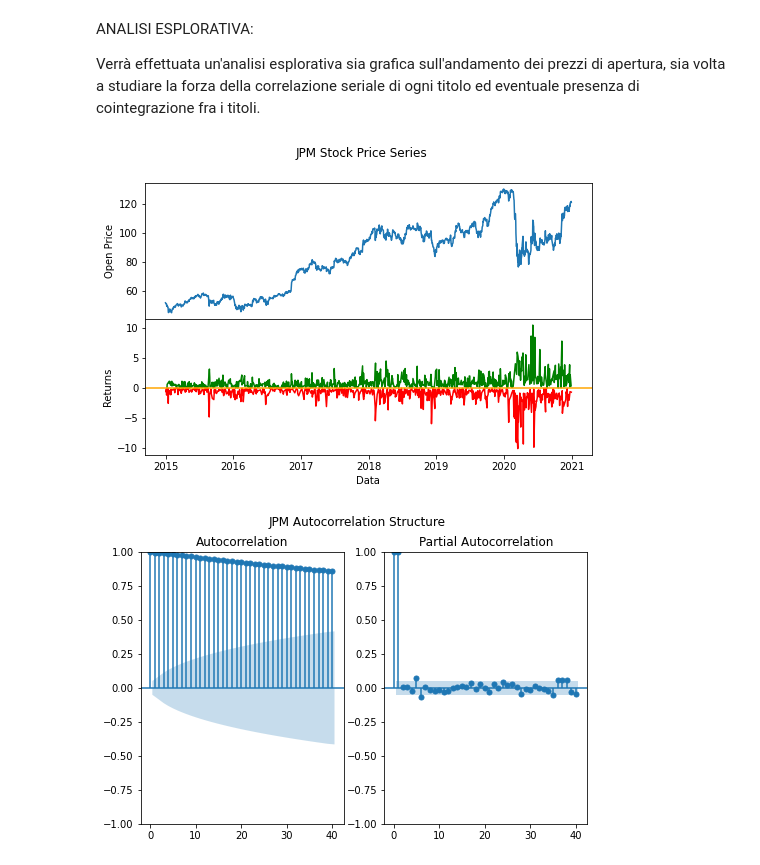
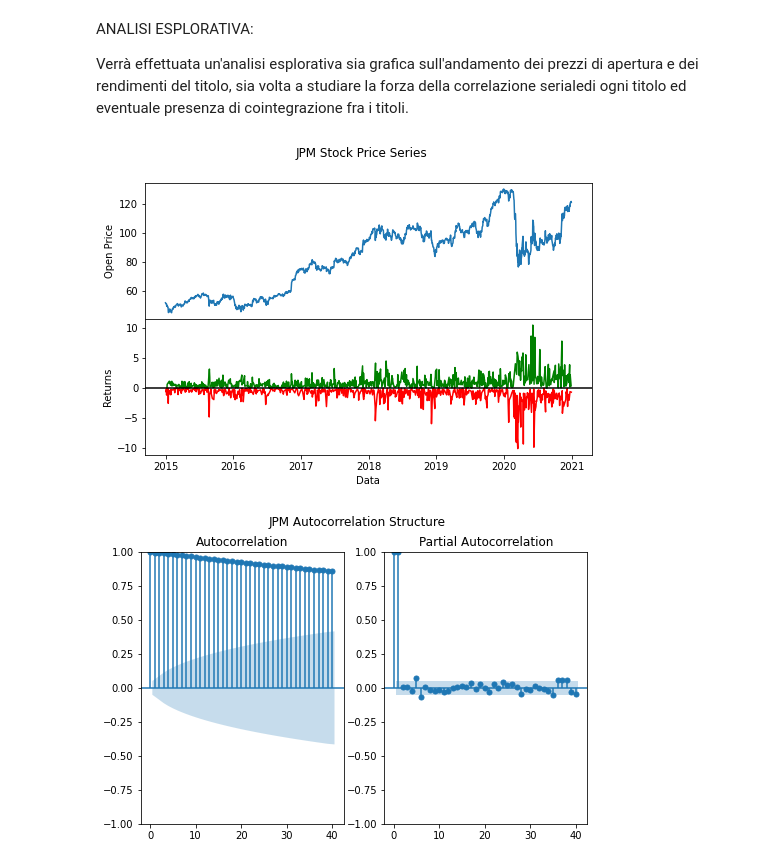
Before and after one commit to SalvatoreLatora/Stock-price-predictions-using-Neural-Networks, a Jupyter notebook: Code_exam.ipynb, the cells around one changed output. Cells and saved outputs as stored; diff of their text form; code cells hidden in the pictures.

```diff
--- a/Code_exam.ipynb
+++ b/Code_exam.ipynb
@@ -59,25 +52,26 @@ KeyError: 'Rendimenti'
 ANALISI ESPLORATIVA:
 
 
-Verrà effettuata un'analisi esplorativa sia grafica sull'andamento dei prezzi di apertura, sia volta a studiare la forza della correlazione seriale
-di ogni titolo ed eventuale presenza di cointegrazione fra i titoli.
+Verrà effettuata un'analisi esplorativa sia grafica sull'andamento dei prezzi di apertura e dei rendimenti del titolo, sia volta a studiare la forza della correlazione serialedi ogni titolo ed eventuale presenza di cointegrazione fra i titoli.
 # %%
 neg = JPM['Rendimenti']>=0
 fig = plt.figure(figsize=(8,5))
 gs = fig.add_gridspec(2, hspace=0)
 axs = gs.subplots(sharex=True, sharey=False)
 fig.suptitle('JPM Stock Price Series')
 axs[0].plot(JPM['Open'])
 axs[1].plot(JPM['Rendimenti'][neg==True], color = "green")
 axs[1].plot(JPM['Rendimenti'][neg==False], color = "red")
-axs[1].axhline(y=0.045864, color = "orange", linestyle="solid")
+axs[1].axhline(y=0.045864, color = "black", linestyle="solid")
 axs[1].set_xlabel("Data")
 axs[1].set_ylabel("Returns")
 axs[0].set_ylabel("Open Price")
 for ax in axs.flat:
     ax.label_outer()
+
+# la serie mostra un forte trend, e una volatilità crescente con un cluster abbastanza corposo nell'ultimo periodo.
 # %% [output]
-[figure, old version]
+[figure, new version]
 # %%
 # ACF E PACF della serie; utile anche a capire l'ordine del modello ARIMA
 fig, ax = plt.subplots(1, 2, figsize=(8,5))
```
Also changed, not shown: parts of 23 cells of this notebook.
